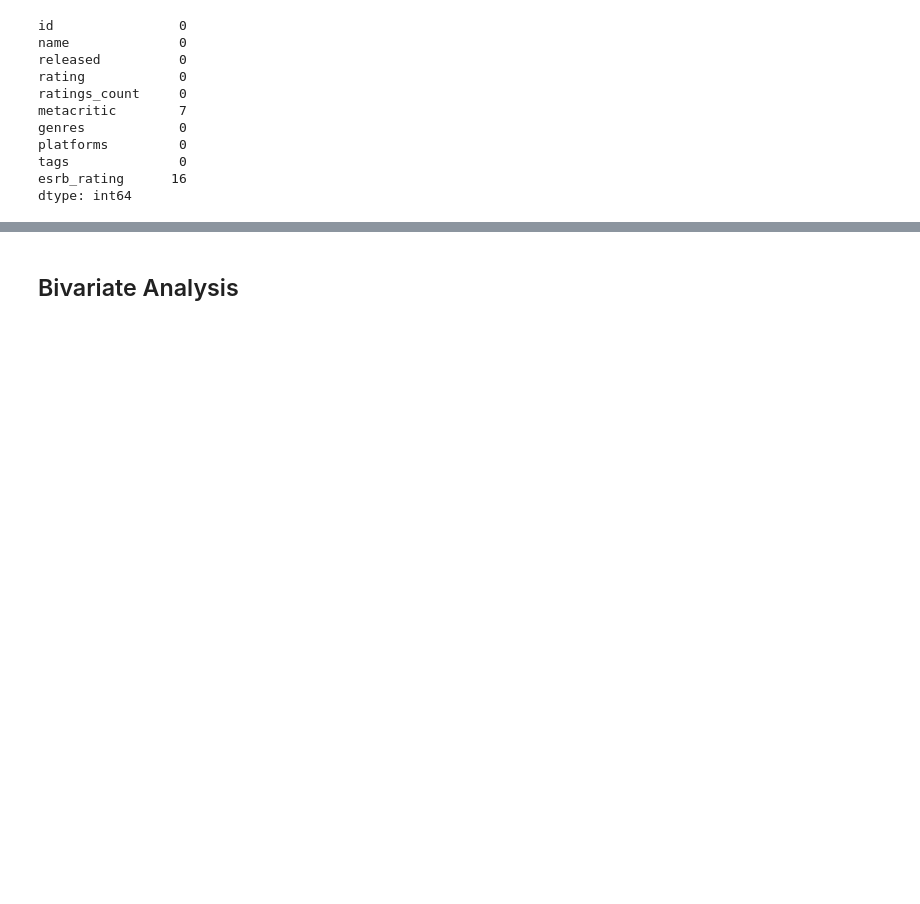
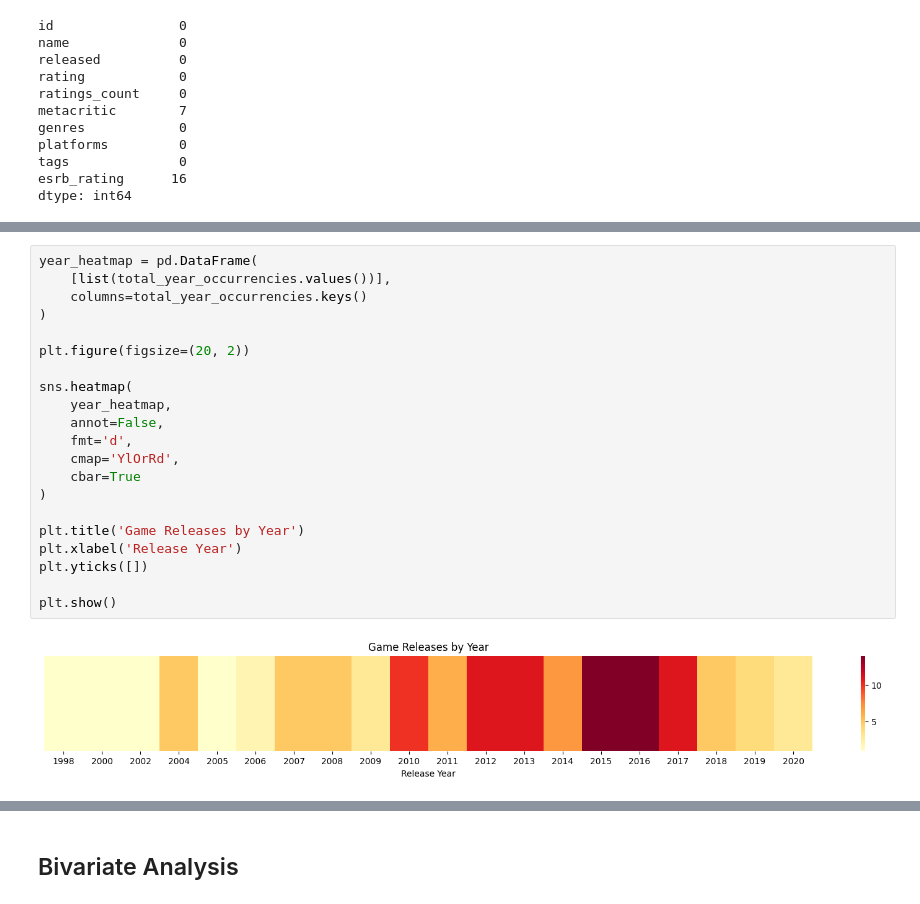
Before and after one commit to pedro-cella/Codebasics_Data_Science, a Jupyter notebook: Projects/game_data_observatory/eda/Games EDA.ipynb, the cells around one changed output, grey strips where cells are left out. Cells and saved outputs as stored; diff of their text form; blank space fills up the shorter version.

```diff
--- a/Projects/game_data_observatory/eda/Games EDA.ipynb
+++ b/Projects/game_data_observatory/eda/Games EDA.ipynb
@@ -142,0 +256,23 @@ np.int64(0)
+# %%
+year_heatmap = pd.DataFrame(
+    [list(total_year_occurrencies.values())],
+    columns=total_year_occurrencies.keys()
+)
+
+plt.figure(figsize=(20, 2))
+
+sns.heatmap(
+    year_heatmap,
+    annot=False,
+    fmt='d',
+    cmap='YlOrRd',
+    cbar=True
+)
+
+plt.title('Game Releases by Year')
+plt.xlabel('Release Year')
+plt.yticks([])
+
+plt.show()
+# %% [output]
+[figure, added]
```
Also changed, not shown: parts of 23 cells of this notebook.
